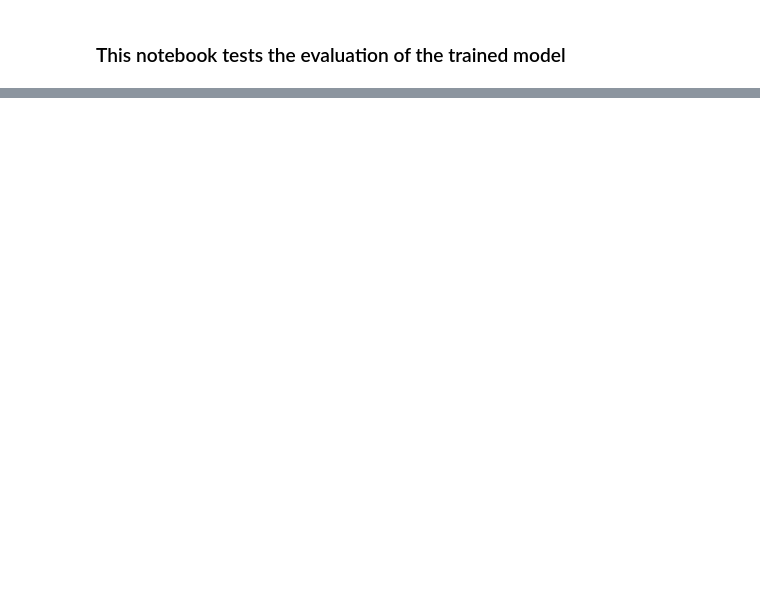
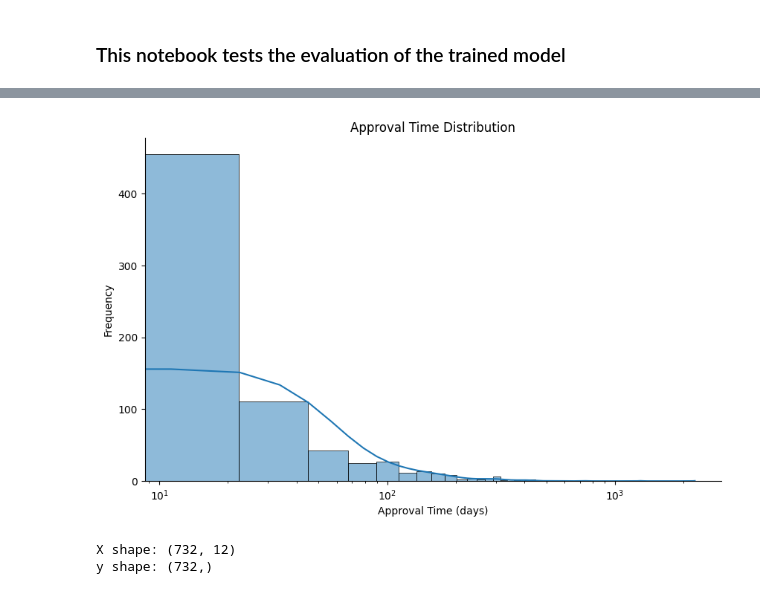
Before and after one commit to bhargobdeka/Real-estate-ML, a Jupyter notebook: notebooks/evaluation.ipynb, the cells around one changed output, grey strips where cells are left out. Cells and saved outputs as stored; diff of their text form; code cells hidden in the pictures; blank space fills up the shorter version.

```diff
--- a/notebooks/evaluation.ipynb
+++ b/notebooks/evaluation.ipynb
@@ -84,0 +35,12 @@ testing_df.head(5)
+# %%
+# plot the approval time in log scale
+plt.figure(figsize=(10, 6))
+sns.histplot(df['approval_time'], bins=100, kde=True)
+sns.despine()
+plt.xscale('log')
+plt.xlabel('Approval Time (days)')
+plt.ylabel('Frequency')
+plt.title('Approval Time Distribution')
+plt.show()
+# %% [output]
+[figure, added]
@@ -84,0 +54,10 @@ testing_df.head(5)
+# %%
+# get input features and target
+X, y = df.iloc[:, :-1], df.iloc[:, -1]
+
+# print shape of input features and target
+print(f"X shape: {X.shape}")
+print(f"y shape: {y.shape}")
+# %% [output]
+X shape: (732, 12)
+y shape: (732,)
```
Also changed, not shown: parts of 19 cells of this notebook, 9 other files.
